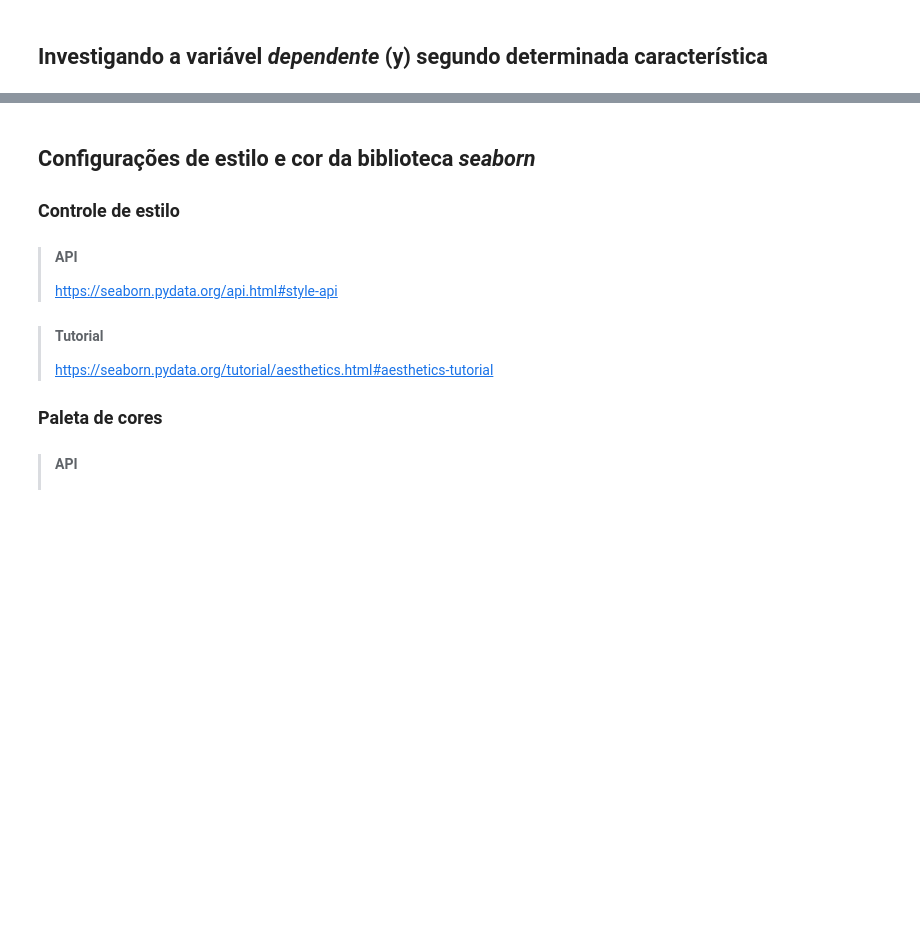
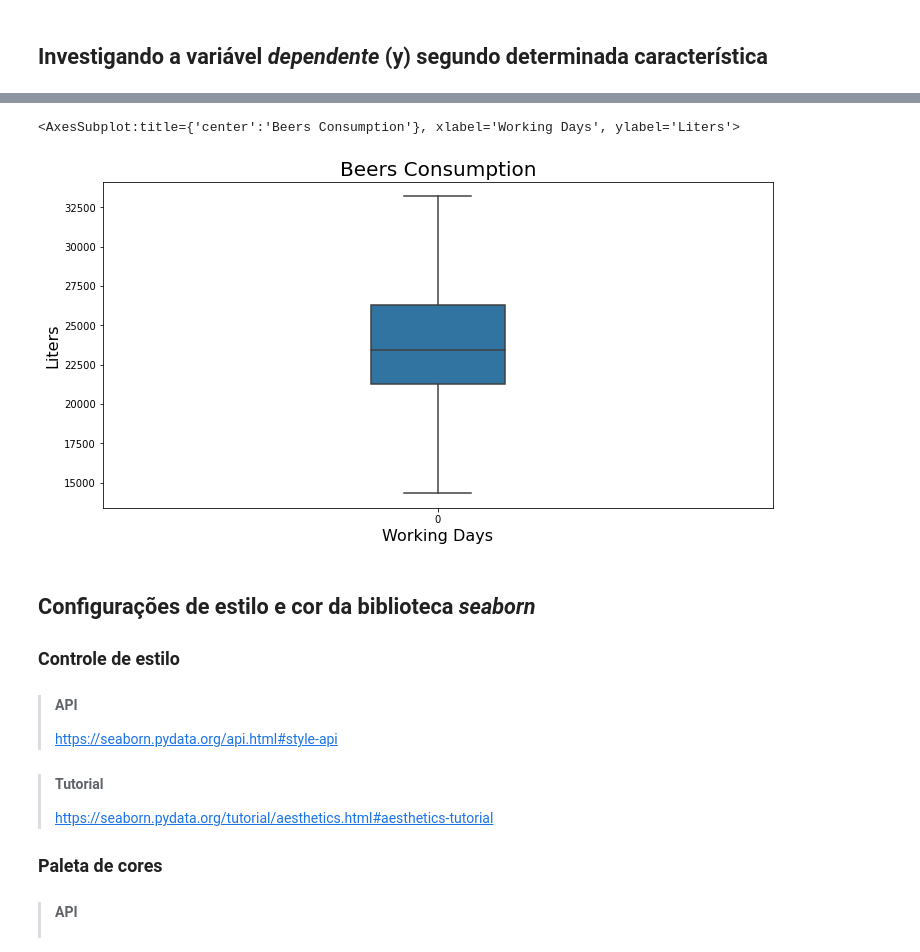
Before and after one commit to Gabriel-limadev/data_science_study, a Jupyter notebook: 5 - Regressão linear: testando relações e prevendo resultados/course_files/regressao_linear.ipynb, the cells around one changed output, grey strips where cells are left out. Drawn from its saved outputs; the diff is of its cells as text; code cells hidden in the pictures; blank space fills up the shorter version.

```diff
--- a/5 - Regressão linear: testando relações e prevendo resultados/course_files/regressao_linear.ipynb
+++ b/5 - Regressão linear: testando relações e prevendo resultados/course_files/regressao_linear.ipynb
@@ -143,3 +190,32 @@ https://seaborn.pydata.org/generated/seaborn.boxplot.html?highlight=boxplot#seab
+# %%
+# Removing outilers just for training
+
+consumption_on_working_days = data.query('weekend == 0')['consumption']
+
+q1 = consumption_on_working_days.quantile(0.25)
+q3 = consumption_on_working_days.quantile(0.75)
+iiq = q3 - q1
+inferior_limit = q1 - 1.5 * iiq
+upper_limit = q3 + 1.5 * iiq
+
+selection = (consumption_on_working_days >= inferior_limit) & (consumption_on_working_days <= upper_limit)
+
+consumption_on_working_days_withou_outliers = consumption_on_working_days[selection]
+
+
+ax = sns.boxplot(
+    data = consumption_on_working_days_withou_outliers,
+    orient = 'v',
+    width = 0.2
+)
+ax.figure.set_size_inches(12, 6)
+ax.set_title('Beer Consumption', fontsize = 20)
+ax.set_ylabel('Liters', fontsize = 16)
+ax.set_xlabel('Working Days', fontsize = 16)
+ax
+# %% [output]
+<AxesSubplot:title={'center':'Beers Consumption'}, xlabel='Working Days', ylabel='Liters'>
+[figure, added]
 # %% [markdown]
 ## Configurações de estilo e cor da biblioteca *seaborn*
 
```
Also changed, not shown: parts of 10 cells of this notebook.
